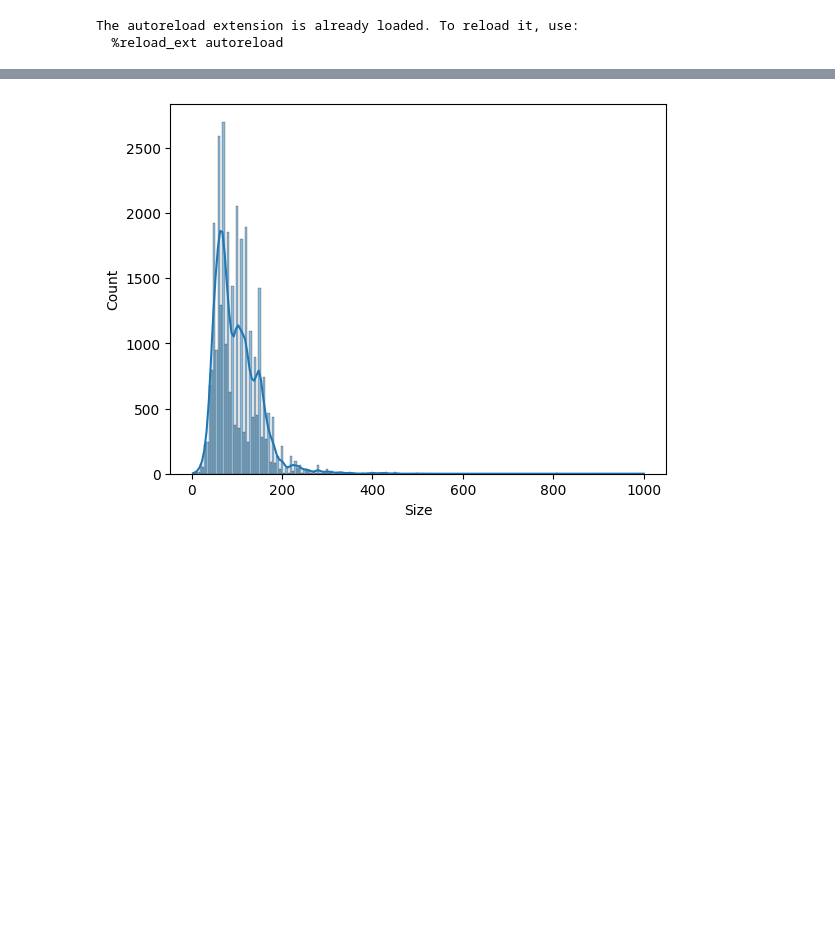
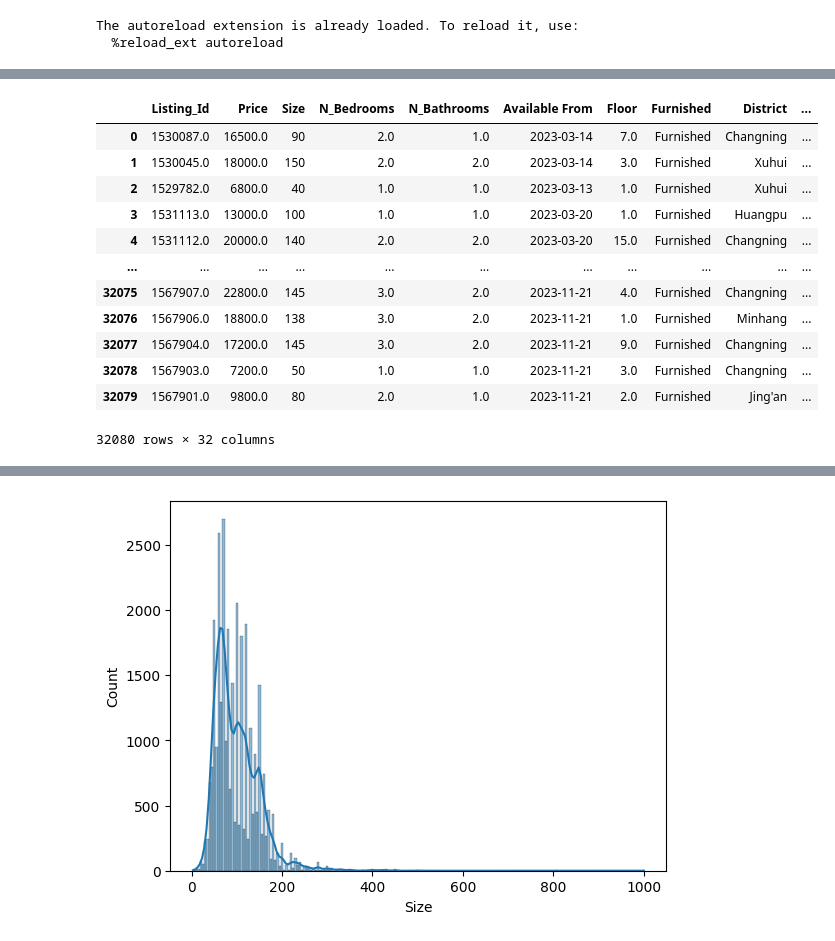
Before and after one commit to JessicaChuh/shanghai_housing, a Jupyter notebook: models_exploring.ipynb, the cells around one changed output, grey strips where cells are left out. Saved outputs shown, nothing was run; the diff lists cells and outputs as text; code cells hidden in the pictures; blank space fills up the shorter version.

```diff
--- a/models_exploring.ipynb
+++ b/models_exploring.ipynb
@@ -37,5 +53,21 @@ data.shape
 # %%
 data = clean_data(data)
+# %%
+data
+# %% [output]
+|  | Listing_Id | Price | Size | N_Bedrooms | N_Bathrooms | Available From | Floor | Furnished | District | ... |
+| 0 | 1530087.0 | 16500.0 | 90 | 2.0 | 1.0 | 2023-03-14 | 7.0 | Furnished | Changning | ... |
+| 1 | 1530045.0 | 18000.0 | 150 | 2.0 | 2.0 | 2023-03-14 | 3.0 | Furnished | Xuhui | ... |
+| 2 | 1529782.0 | 6800.0 | 40 | 1.0 | 1.0 | 2023-03-13 | 1.0 | Furnished | Xuhui | ... |
+| 3 | 1531113.0 | 13000.0 | 100 | 1.0 | 1.0 | 2023-03-20 | 1.0 | Furnished | Huangpu | ... |
+| 4 | 1531112.0 | 20000.0 | 140 | 2.0 | 2.0 | 2023-03-20 | 15.0 | Furnished | Changning | ... |
+| ... | ... | ... | ... | ... | ... | ... | ... | ... | ... | ... |
+| 32075 | 1567907.0 | 22800.0 | 145 | 3.0 | 2.0 | 2023-11-21 | 4.0 | Furnished | Changning | ... |
+| 32076 | 1567906.0 | 18800.0 | 138 | 3.0 | 2.0 | 2023-11-21 | 1.0 | Furnished | Minhang | ... |
+| 32077 | 1567904.0 | 17200.0 | 145 | 3.0 | 2.0 | 2023-11-21 | 9.0 | Furnished | Changning | ... |
+| 32078 | 1567903.0 | 7200.0 | 50 | 1.0 | 1.0 | 2023-11-21 | 3.0 | Furnished | Changning | ... |
+| 32079 | 1567901.0 | 9800.0 | 80 | 2.0 | 1.0 | 2023-11-21 | 2.0 | Furnished | Jing'an | ... |
+32080 rows × 32 columns
 # %%
 data.columns
 # %% [output]
```
Also changed, not shown: parts of 18 cells of this notebook.
